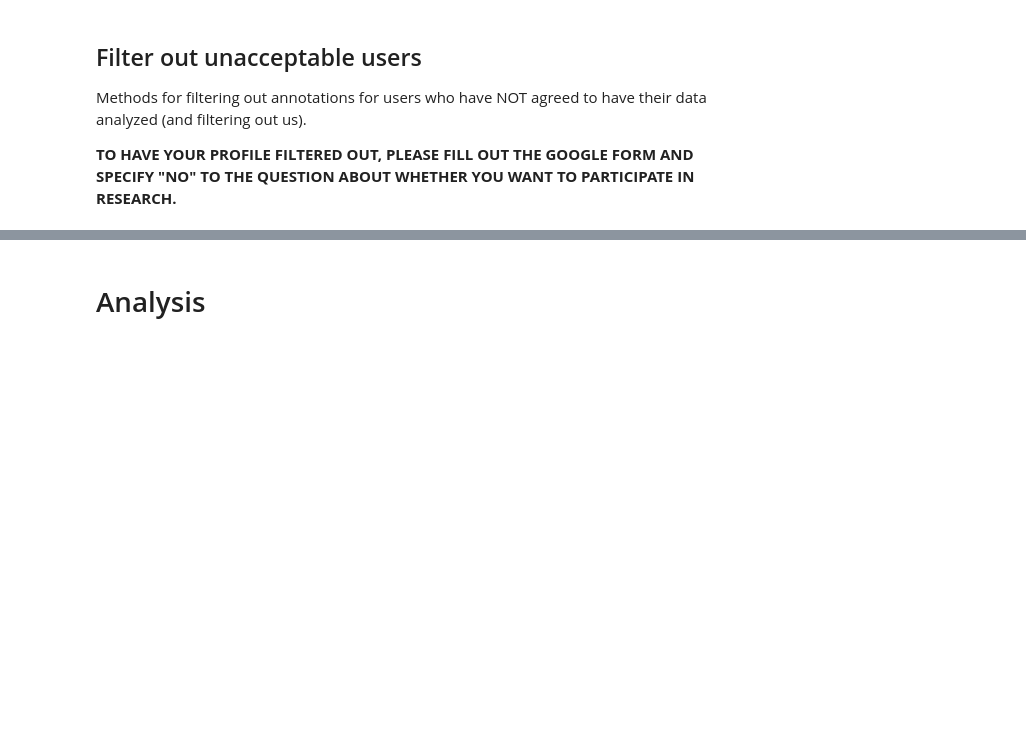
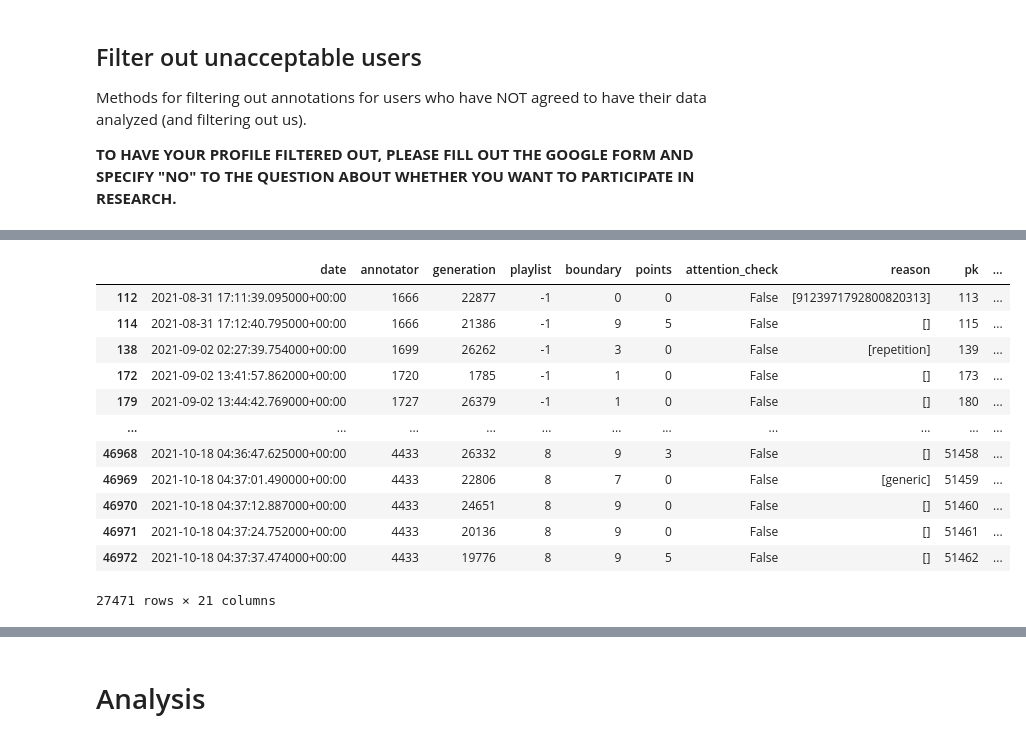
Before and after one commit to kirubarajan/roft, a Jupyter notebook: annotation/analysis/research.ipynb, the cells around one changed output, grey strips where cells are left out. Cells and saved outputs as stored; diff of their text form; code cells hidden in the pictures; blank space fills up the shorter version.

```diff
--- a/annotation/analysis/research.ipynb
+++ b/annotation/analysis/research.ipynb
@@ -147,0 +149,3 @@ APIError: ignored
+# %%
+full_df
+# %% [output]
@@ -147,0 +153,13 @@ APIError: ignored
+|  | date | annotator | generation | playlist | boundary | points | attention_check | reason | pk | ... |
+| 112 | 2021-08-31 17:11:39.095000+00:00 | 1666 | 22877 | -1 | 0 | 0 | False | [9123971792800820313] | 113 | ... |
+| 114 | 2021-08-31 17:12:40.795000+00:00 | 1666 | 21386 | -1 | 9 | 5 | False | [] | 115 | ... |
+| 138 | 2021-09-02 02:27:39.754000+00:00 | 1699 | 26262 | -1 | 3 | 0 | False | [repetition] | 139 | ... |
+| 172 | 2021-09-02 13:41:57.862000+00:00 | 1720 | 1785 | -1 | 1 | 0 | False | [] | 173 | ... |
+| 179 | 2021-09-02 13:44:42.769000+00:00 | 1727 | 26379 | -1 | 1 | 0 | False | [] | 180 | ... |
+| ... | ... | ... | ... | ... | ... | ... | ... | ... | ... | ... |
+| 46968 | 2021-10-18 04:36:47.625000+00:00 | 4433 | 26332 | 8 | 9 | 3 | False | [] | 51458 | ... |
+| 46969 | 2021-10-18 04:37:01.490000+00:00 | 4433 | 22806 | 8 | 7 | 0 | False | [generic] | 51459 | ... |
+| 46970 | 2021-10-18 04:37:12.887000+00:00 | 4433 | 24651 | 8 | 9 | 0 | False | [] | 51460 | ... |
+| 46971 | 2021-10-18 04:37:24.752000+00:00 | 4433 | 20136 | 8 | 9 | 0 | False | [] | 51461 | ... |
+| 46972 | 2021-10-18 04:37:37.474000+00:00 | 4433 | 19776 | 8 | 9 | 5 | False | [] | 51462 | ... |
+27471 rows × 21 columns
```
Also changed, not shown: parts of 27 cells of this notebook.
